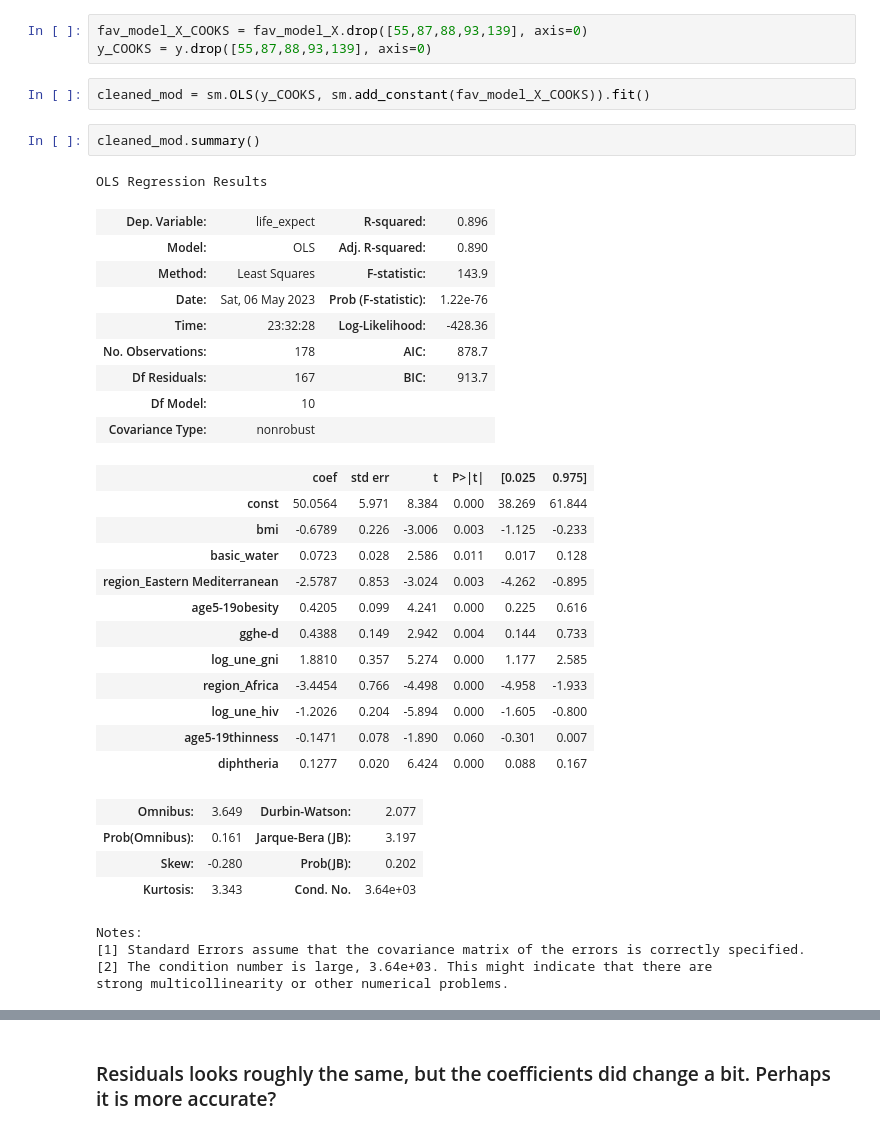
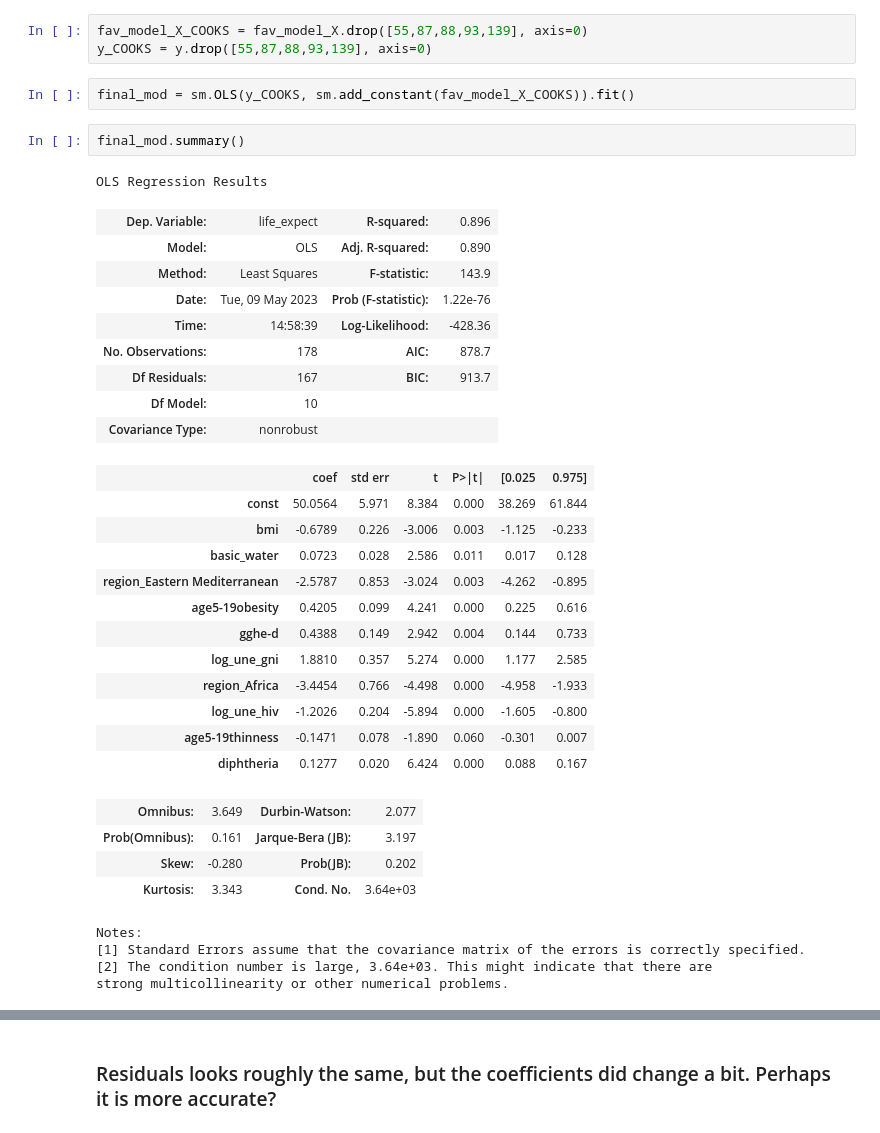
Before and after one commit to sbslaton/230-254-Final-Projects, a Jupyter notebook: 230/code/Modeling.ipynb, the cells around one changed output, grey strips where cells are left out. Cells and saved outputs as stored; diff of their text form.

Commit message:
Final Modeling.ipynb

```diff
--- a/230/code/Modeling.ipynb
+++ b/230/code/Modeling.ipynb
@@ -617,16 +641,16 @@ best_observations.iloc[[55,87,88,93,139]]
 fav_model_X_COOKS = fav_model_X.drop([55,87,88,93,139], axis=0)
 y_COOKS = y.drop([55,87,88,93,139], axis=0)
 # %%
-cleaned_mod = sm.OLS(y_COOKS, sm.add_constant(fav_model_X_COOKS)).fit()
+final_mod = sm.OLS(y_COOKS, sm.add_constant(fav_model_X_COOKS)).fit()
 # %%
-cleaned_mod.summary()
+final_mod.summary()
 # %% [output]
 OLS Regression Results
 | Dep. Variable: | life_expect | R-squared: | 0.896 |
 | Model: | OLS | Adj. R-squared: | 0.890 |
 | Method: | Least Squares | F-statistic: | 143.9 |
-| Date: | Sat, 06 May 2023 | Prob (F-statistic): | 1.22e-76 |
-| Time: | 23:32:28 | Log-Likelihood: | -428.36 |
+| Date: | Tue, 09 May 2023 | Prob (F-statistic): | 1.22e-76 |
+| Time: | 14:58:39 | Log-Likelihood: | -428.36 |
 | No. Observations: | 178 | AIC: | 878.7 |
 | Df Residuals: | 167 | BIC: | 913.7 |
 | Df Model: | 10 |  |  |
```
Also changed, not shown: parts of 15 cells of this notebook, 7 other files.
